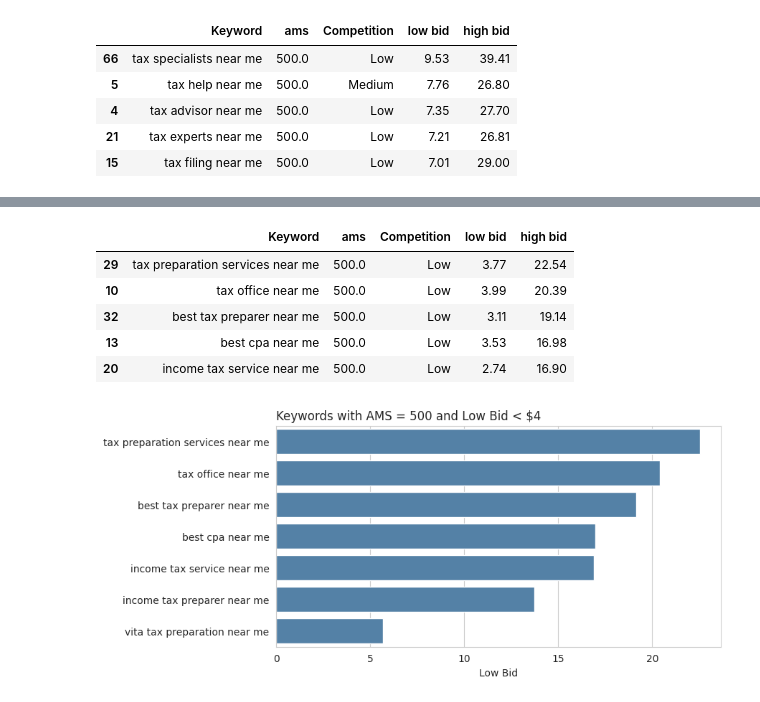
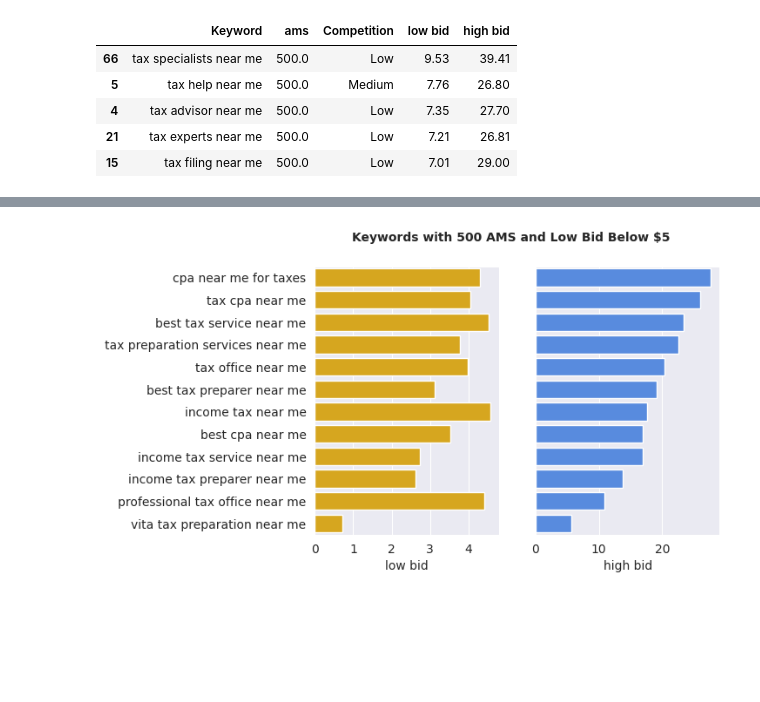
Before and after one commit to tenzin-jigme/jigme-ten, a Jupyter notebook: keyword_analysis_nearme_adgroup.ipynb, the cells around one changed output, grey strips where cells are left out. Drawn from its saved outputs; the diff is of its cells as text; code cells hidden in the pictures; blank space fills up the shorter version.

```diff
--- a/keyword_analysis_nearme_adgroup.ipynb
+++ b/keyword_analysis_nearme_adgroup.ipynb
@@ -233,15 +224,3 @@ sorted.head()
 | 4 | tax advisor near me | 500.0 | Low | 7.35 | 27.70 |
 | 21 | tax experts near me | 500.0 | Low | 7.21 | 26.81 |
 | 15 | tax filing near me | 500.0 | Low | 7.01 | 29.00 |
-# %%
-sns.set_style("whitegrid")
-plt.figure(figsize=(4,10))
-
-sns.barplot(x='low bid', y='Keyword', data=sorted, color='steelblue')
-
-plt.title('Keywords with AMS = 500', loc='left', fontsize='12')
-plt.ylabel('')
-
-plt.xlabel('Low Bid')
-
-plt.show()
@@ -262,24 +227,24 @@ df3
+# %%
+# filter the dataframe further by low bid below $5
+df3 = df2.loc[df2['low bid'] < 5]
 # %%
+# sort the data by high bid
 sortdf3 = df3.sort_values(by='high bid', ascending=False)
-sortdf3.head()
-# %% [output]
-|  | Keyword | ams | Competition | low bid | high bid |
-| 29 | tax preparation services near me | 500.0 | Low | 3.77 | 22.54 |
-| 10 | tax office near me | 500.0 | Low | 3.99 | 20.39 |
-| 32 | best tax preparer near me | 500.0 | Low | 3.11 | 19.14 |
-| 13 | best cpa near me | 500.0 | Low | 3.53 | 16.98 |
-| 20 | income tax service near me | 500.0 | Low | 2.74 | 16.90 |
-# %%
-sns.set_style("whitegrid")
-plt.figure(figsize=(8,4))
-
-sns.barplot(x='high bid', y='Keyword', data=sortdf3, color='steelblue')
-
-plt.title('Keywords with AMS = 500 and Low Bid < $4', loc='left', fontsize='12')
-plt.ylabel('')
-
-plt.xlabel('Low Bid')
-
-plt.show()
-# %% [output]
-[figure, removed]
+# %%
+sns.set_style("darkgrid")
+
+fig, axes = plt.subplots(1, 2, figsize=(6,4))
+
+sns.barplot(x = 'low bid', y = 'Keyword', data = sortdf3, color='#F4B400', ax = axes[0])
+sns.barplot(x = 'high bid', y = 'Keyword', data = sortdf3, color='#4285f4', ax = axes[1])
+sns.despine
+
+plt.suptitle ("Keywords with 500 AMS and Low Bid Below $5", fontsize=10, fontweight='bold')
+axes[0].set_ylabel("")
+axes[1].set_ylabel("")
+axes[1].set(yticklabels=[])
+
+plt.savefig('near_me2.png', dpi=300, format='png', bbox_inches='tight')
+plt.show()
+# %% [output]
+[figure, added]
```
Also changed, not shown: parts of 36 cells of this notebook.
